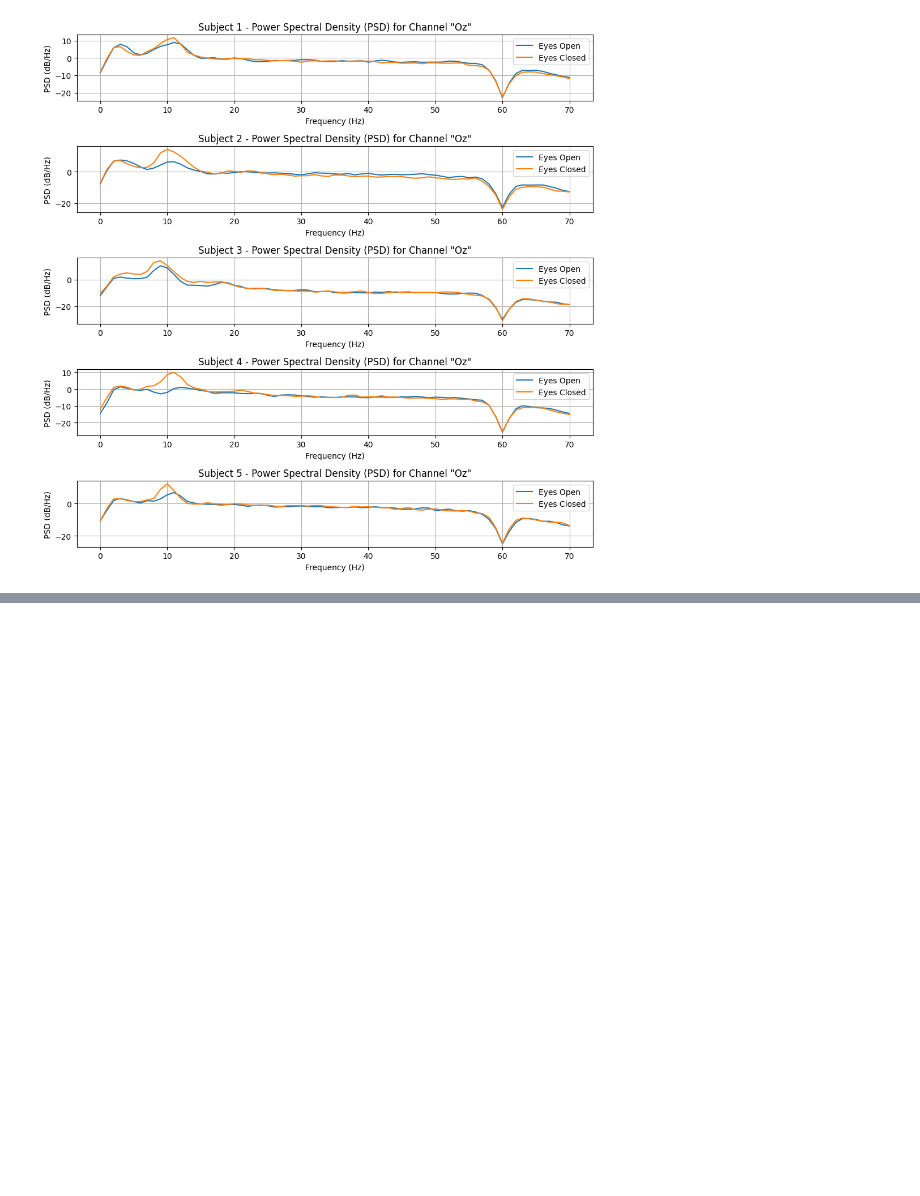
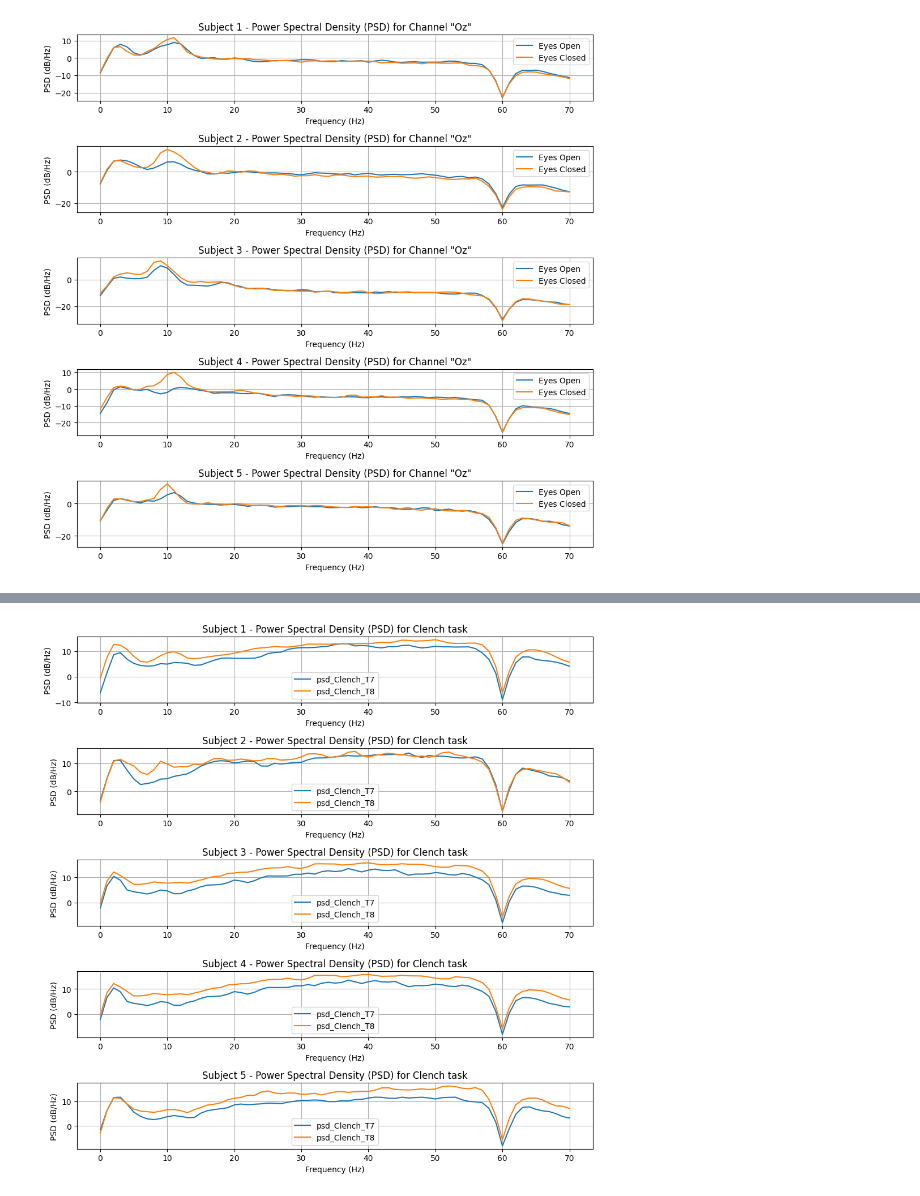
Before and after one commit to maryamnorouzi/Brain-Signal-Processing-, a Jupyter notebook: Brain Signal processing/hw2/HW2_Maryam.ipynb, the cells around one changed output, grey strips where cells are left out. Cells and saved outputs as stored; diff of their text form; code cells hidden in the pictures; blank space fills up the shorter version.

```diff
--- a/Brain Signal processing/hw2/HW2_Maryam.ipynb
+++ b/Brain Signal processing/hw2/HW2_Maryam.ipynb
@@ -131,0 +221,33 @@ peak_alpha_frequencies = filtered_frequencies[alpha_mask][peak_alpha_indices]
+# %%
+# c.
+# Extract channels “T7” and “T8 (2 and 3) data for each condition
+Clench_np_T7 = Clench_np[:, :, 2]
+Clench_np_T8 = Clench_np[:, :, 3]
+fs = 256
+nperseg = fs  #256 samples for a 1-second window
+noverlap = nperseg // 2  # 50% overlap
+# Compute PSD for each subject
+frequencies, psd_Clench_T7 = welch(Clench_np_T7, fs=fs, nperseg=nperseg, noverlap=noverlap, axis=1)
+_, psd_Clench_T8 = welch(Clench_np_T8, fs=fs, nperseg=nperseg, noverlap=noverlap, axis=1)
+
+# Filtering the frequencies and corresponding PSD values to be within the 0-70 Hz range
+mask = (frequencies >= 0) & (frequencies <= 70)
+filtered_frequencies = frequencies[mask]
+filtered_psd_Clench_T7 = psd_Clench_T7[:, mask]
+filtered_psd_Clench_T8 = psd_Clench_T8[:, mask]
+psd_Clench_T7_log=10*np.log10(filtered_psd_Clench_T7)
+psd_Clench_T8_log=10*np.log10(filtered_psd_Clench_T8)
+fig, axes = plt.subplots(n_s, 1, figsize=(10, 2*n_s))
+
+for i in range(n_s):
+    axes[i].plot(psd_Clench_T7_log[i], label='psd_Clench_T7')
+    axes[i].plot(psd_Clench_T8_log[i], label='psd_Clench_T8')
+    axes[i].set_title(f'Subject {i + 1} - Power Spectral Density (PSD) for Clench task')
+    axes[i].set_xlabel('Frequency (Hz)')
+    axes[i].set_ylabel('PSD (dB/Hz)')
+    axes[i].legend()
+    axes[i].grid(True, which='both')
+plt.tight_layout()
+plt.show()
+# %% [output]
+[figure, added]
```
Also changed, not shown: parts of 5 cells of this notebook.
